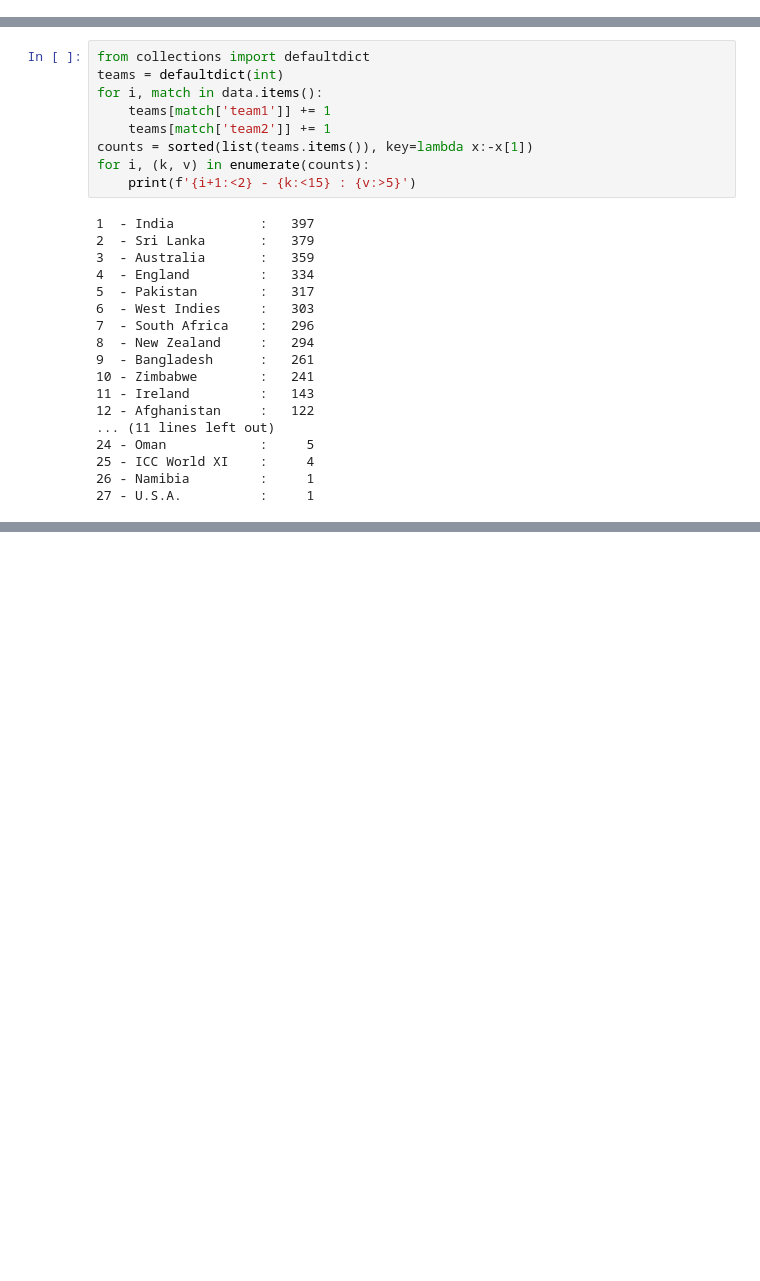
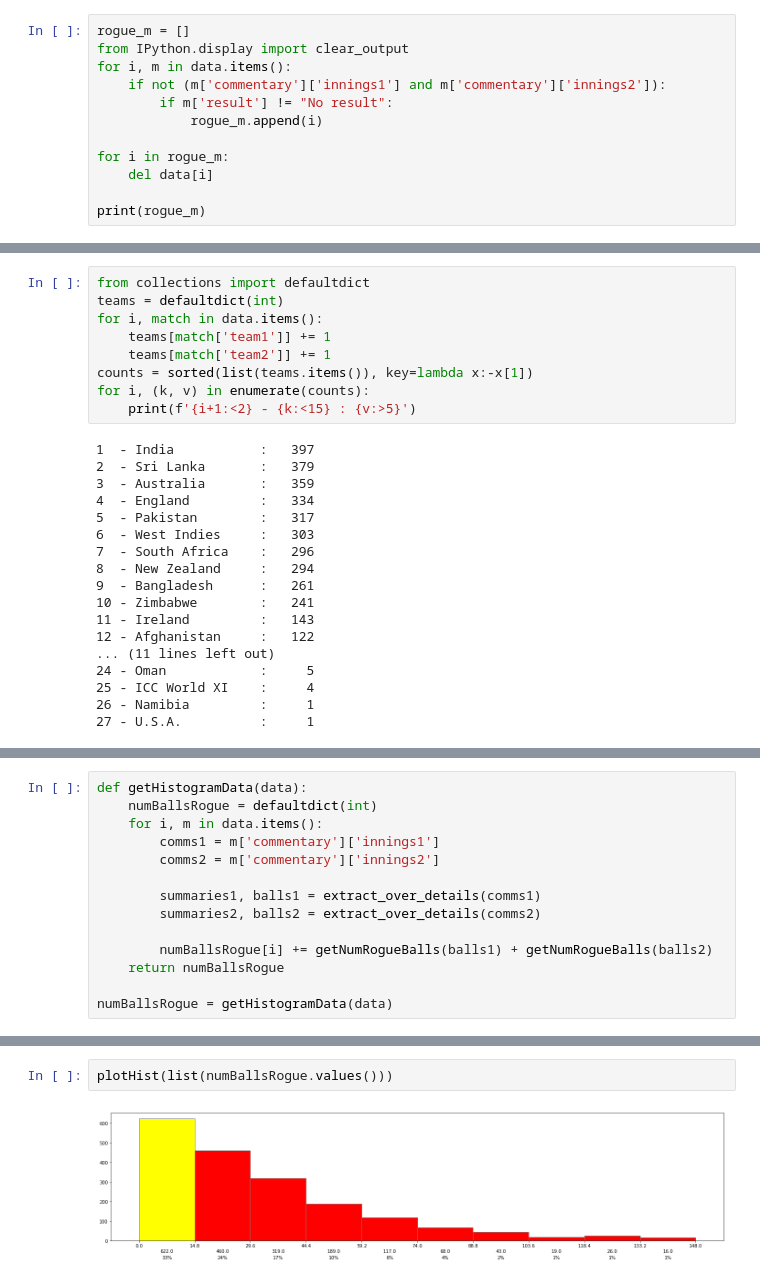
Before and after one commit to rohit11may/cricket-commentary-analysis, a Jupyter notebook: data_cleaning.ipynb, the cells around one changed output, grey strips where cells are left out. Saved outputs shown, nothing was run; the diff lists cells and outputs as text; blank space fills up the shorter version.

Commit message:
Added more cleaning, cleaning innings

```diff
--- a/data_cleaning.ipynb
+++ b/data_cleaning.ipynb
@@ -30,0 +26,12 @@ def printInnings():
+# %%
+rogue_m = []
+from IPython.display import clear_output
+for i, m in data.items():
+    if not (m['commentary']['innings1'] and m['commentary']['innings2']):
+        if m['result'] != "No result":
+            rogue_m.append(i)
+
+for i in rogue_m:
+    del data[i]
+
+print(rogue_m)
@@ -118,3 +139,17 @@ for i, m in data.items():
+# %%
+def getHistogramData(data):
+    numBallsRogue = defaultdict(int)
+    for i, m in data.items():
+        comms1 = m['commentary']['innings1']
+        comms2 = m['commentary']['innings2']
+
+        summaries1, balls1 = extract_over_details(comms1)
+        summaries2, balls2 = extract_over_details(comms2)
+
+        numBallsRogue[i] += getNumRogueBalls(balls1) + getNumRogueBalls(balls2)
+    return numBallsRogue
+
+numBallsRogue = getHistogramData(data)
 # %%
 import numpy as np
 from matplotlib.ticker import FormatStrFormatter
@@ -168,0 +199,4 @@ for m, count in numBallsRogue.items():
+# %%
+plotHist(list(numBallsRogue.values()))
+# %% [output]
+[figure, added]
```
Also changed, not shown: parts of 10 cells of this notebook, 1 other file.
